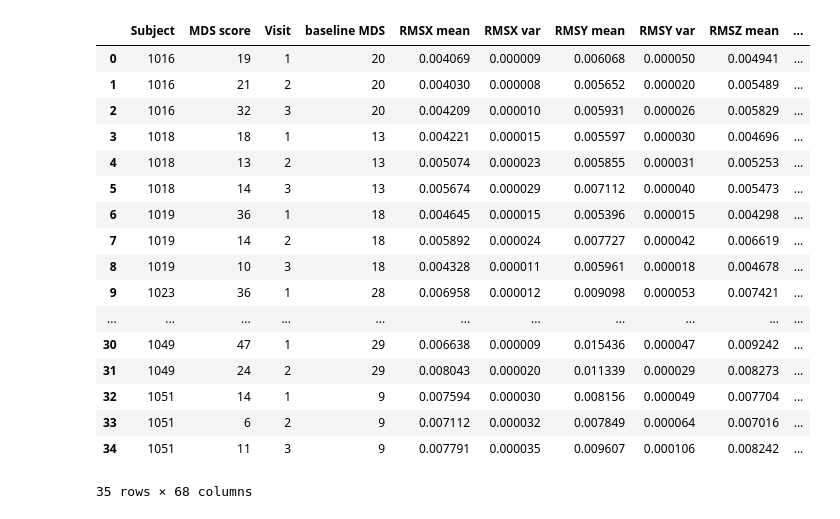
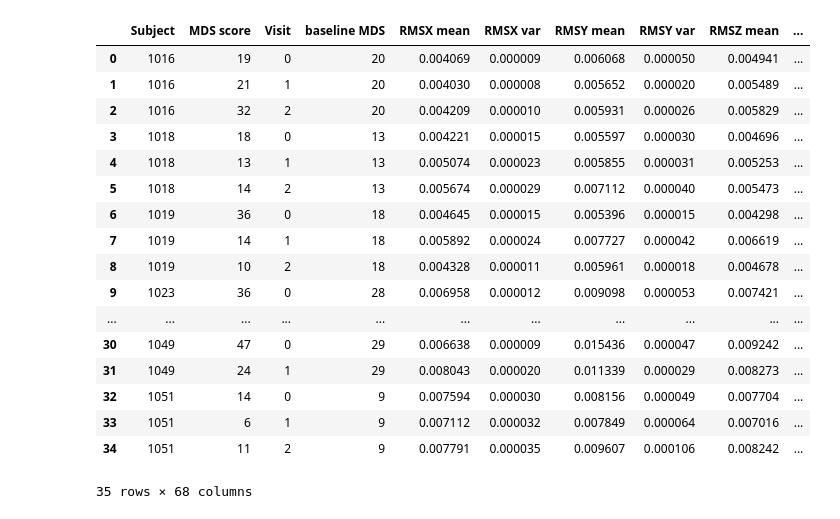
Before and after one commit to nshawen/CIS-PD_Curation, a Jupyter notebook: predicting MDS scores - directly from acc feature clips.ipynb, the cells around one changed output. Saved outputs shown, nothing was run; the diff lists cells and outputs as text; code cells hidden in the pictures.

```diff
--- a/predicting MDS scores - directly from acc feature clips.ipynb
+++ b/predicting MDS scores - directly from acc feature clips.ipynb
@@ -106,28 +106,28 @@ for s in subjects:
 # %%
 for index, row in features.iterrows():
     if (row['Visit'] == '1 Month'):
-        features.loc[index, 'Visit'] = 3
+        features.loc[index, 'Visit'] = 2
     elif (row['Visit'] == '2 Weeks: Time 0'):
+        features.loc[index, 'Visit'] = 0
+    elif (row['Visit'] == '2 Weeks: Time 60'):
         features.loc[index, 'Visit'] = 1
-    elif (row['Visit'] == '2 Weeks: Time 60'):
-        features.loc[index, 'Visit'] = 2
 features
 # %% [output]
 |  | Subject | MDS score | Visit | baseline MDS | RMSX mean | RMSX var | RMSY mean | RMSY var | RMSZ mean | ... |
-| 0 | 1016 | 19 | 1 | 20 | 0.004069 | 0.000009 | 0.006068 | 0.000050 | 0.004941 | ... |
-| 1 | 1016 | 21 | 2 | 20 | 0.004030 | 0.000008 | 0.005652 | 0.000020 | 0.005489 | ... |
-| 2 | 1016 | 32 | 3 | 20 | 0.004209 | 0.000010 | 0.005931 | 0.000026 | 0.005829 | ... |
-| 3 | 1018 | 18 | 1 | 13 | 0.004221 | 0.000015 | 0.005597 | 0.000030 | 0.004696 | ... |
-| 4 | 1018 | 13 | 2 | 13 | 0.005074 | 0.000023 | 0.005855 | 0.000031 | 0.005253 | ... |
-| 5 | 1018 | 14 | 3 | 13 | 0.005674 | 0.000029 | 0.007112 | 0.000040 | 0.005473 | ... |
-| 6 | 1019 | 36 | 1 | 18 | 0.004645 | 0.000015 | 0.005396 | 0.000015 | 0.004298 | ... |
-| 7 | 1019 | 14 | 2 | 18 | 0.005892 | 0.000024 | 0.007727 | 0.000042 | 0.006619 | ... |
-| 8 | 1019 | 10 | 3 | 18 | 0.004328 | 0.000011 | 0.005961 | 0.000018 | 0.004678 | ... |
-| 9 | 1023 | 36 | 1 | 28 | 0.006958 | 0.000012 | 0.009098 | 0.000053 | 0.007421 | ... |
+| 0 | 1016 | 19 | 0 | 20 | 0.004069 | 0.000009 | 0.006068 | 0.000050 | 0.004941 | ... |
+| 1 | 1016 | 21 | 1 | 20 | 0.004030 | 0.000008 | 0.005652 | 0.000020 | 0.005489 | ... |
+| 2 | 1016 | 32 | 2 | 20 | 0.004209 | 0.000010 | 0.005931 | 0.000026 | 0.005829 | ... |
+| 3 | 1018 | 18 | 0 | 13 | 0.004221 | 0.000015 | 0.005597 | 0.000030 | 0.004696 | ... |
+| 4 | 1018 | 13 | 1 | 13 | 0.005074 | 0.000023 | 0.005855 | 0.000031 | 0.005253 | ... |
+| 5 | 1018 | 14 | 2 | 13 | 0.005674 | 0.000029 | 0.007112 | 0.000040 | 0.005473 | ... |
+| 6 | 1019 | 36 | 0 | 18 | 0.004645 | 0.000015 | 0.005396 | 0.000015 | 0.004298 | ... |
+| 7 | 1019 | 14 | 1 | 18 | 0.005892 | 0.000024 | 0.007727 | 0.000042 | 0.006619 | ... |
+| 8 | 1019 | 10 | 2 | 18 | 0.004328 | 0.000011 | 0.005961 | 0.000018 | 0.004678 | ... |
+| 9 | 1023 | 36 | 0 | 28 | 0.006958 | 0.000012 | 0.009098 | 0.000053 | 0.007421 | ... |
 | ... | ... | ... | ... | ... | ... | ... | ... | ... | ... | ... |
-| 30 | 1049 | 47 | 1 | 29 | 0.006638 | 0.000009 | 0.015436 | 0.000047 | 0.009242 | ... |
-| 31 | 1049 | 24 | 2 | 29 | 0.008043 | 0.000020 | 0.011339 | 0.000029 | 0.008273 | ... |
-| 32 | 1051 | 14 | 1 | 9 | 0.007594 | 0.000030 | 0.008156 | 0.000049 | 0.007704 | ... |
-| 33 | 1051 | 6 | 2 | 9 | 0.007112 | 0.000032 | 0.007849 | 0.000064 | 0.007016 | ... |
-| 34 | 1051 | 11 | 3 | 9 | 0.007791 | 0.000035 | 0.009607 | 0.000106 | 0.008242 | ... |
+| 30 | 1049 | 47 | 0 | 29 | 0.006638 | 0.000009 | 0.015436 | 0.000047 | 0.009242 | ... |
+| 31 | 1049 | 24 | 1 | 29 | 0.008043 | 0.000020 | 0.011339 | 0.000029 | 0.008273 | ... |
+| 32 | 1051 | 14 | 0 | 9 | 0.007594 | 0.000030 | 0.008156 | 0.000049 | 0.007704 | ... |
+| 33 | 1051 | 6 | 1 | 9 | 0.007112 | 0.000032 | 0.007849 | 0.000064 | 0.007016 | ... |
+| 34 | 1051 | 11 | 2 | 9 | 0.007791 | 0.000035 | 0.009607 | 0.000106 | 0.008242 | ... |
 35 rows × 68 columns
```
Also changed, not shown: parts of 14 cells of this notebook.
